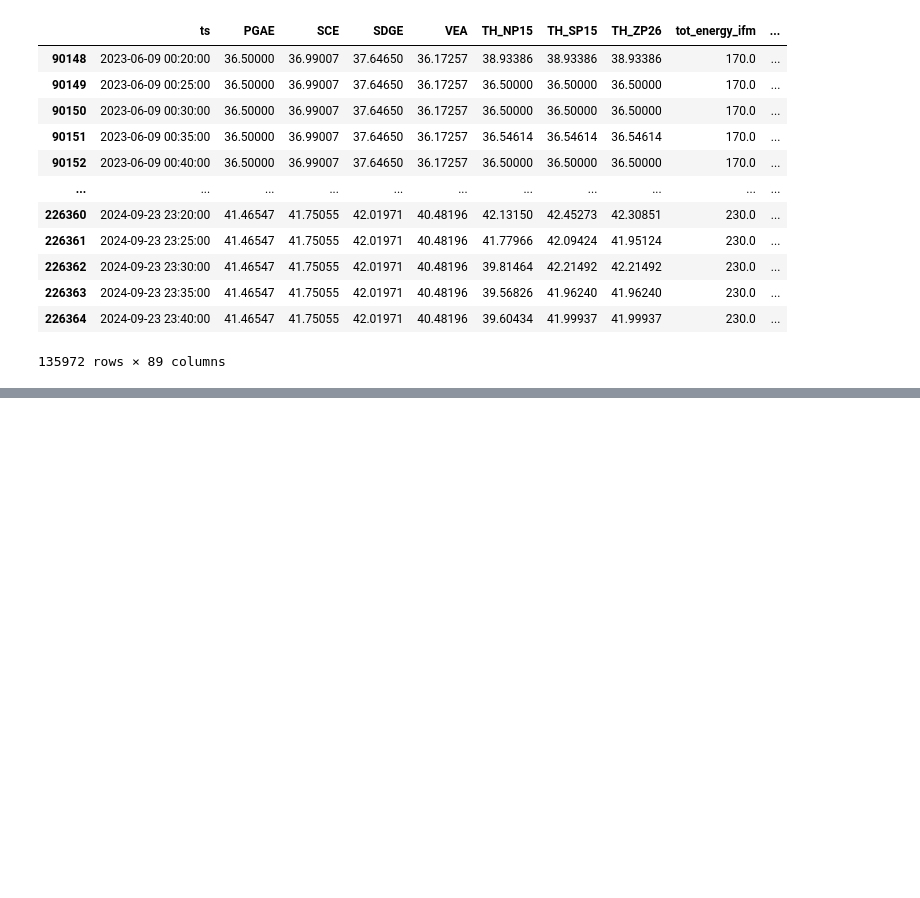
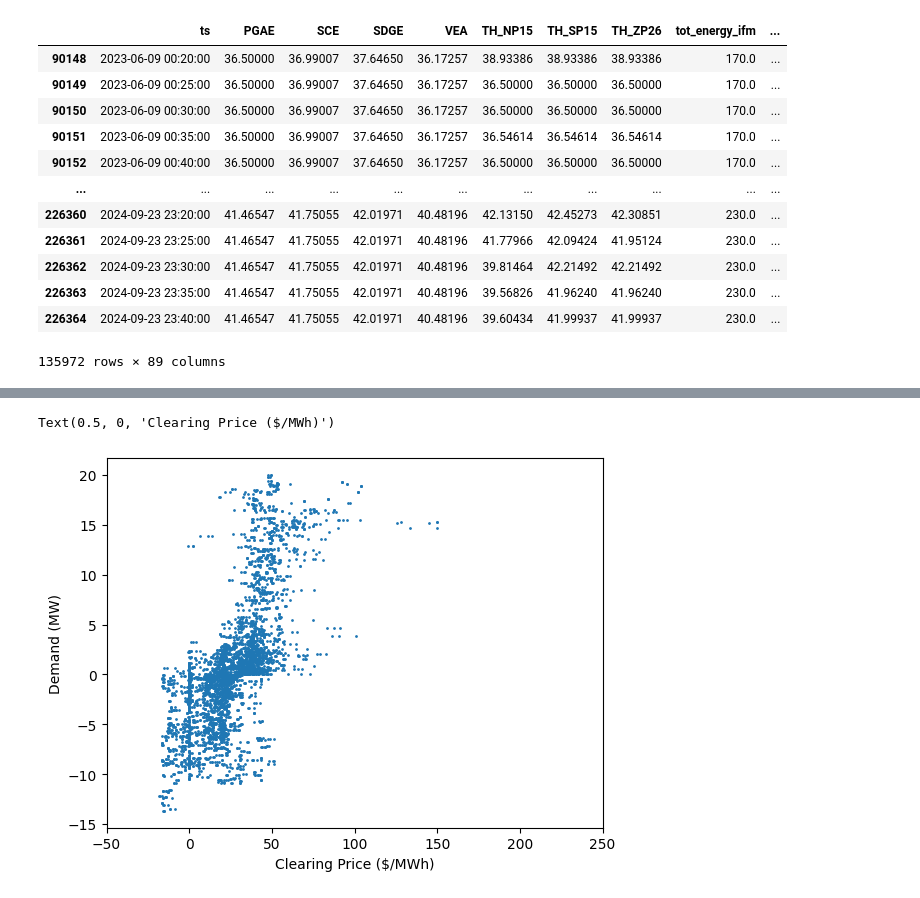
Before and after one commit to nmadev/EnergyStorageRLBidder, a Jupyter notebook: MarketSimulation.ipynb, the cells around one changed output, grey strips where cells are left out. Drawn from its saved outputs; the diff is of its cells as text; code cells hidden in the pictures; blank space fills up the shorter version.

```diff
--- a/MarketSimulation.ipynb
+++ b/MarketSimulation.ipynb
@@ -117,0 +94,8 @@ Sim.simulate(
+# %%
+plt.scatter(Sim.clearing_prices, Sim.demand, s=1)
+plt.xlim(-50, 250)
+plt.ylabel("Demand (MW)")
+plt.xlabel("Clearing Price ($/MWh)")
+# %% [output]
+Text(0.5, 0, 'Clearing Price ($/MWh)')
+[figure, added]
```
Also changed, not shown: parts of 7 cells of this notebook, 2 other files.
